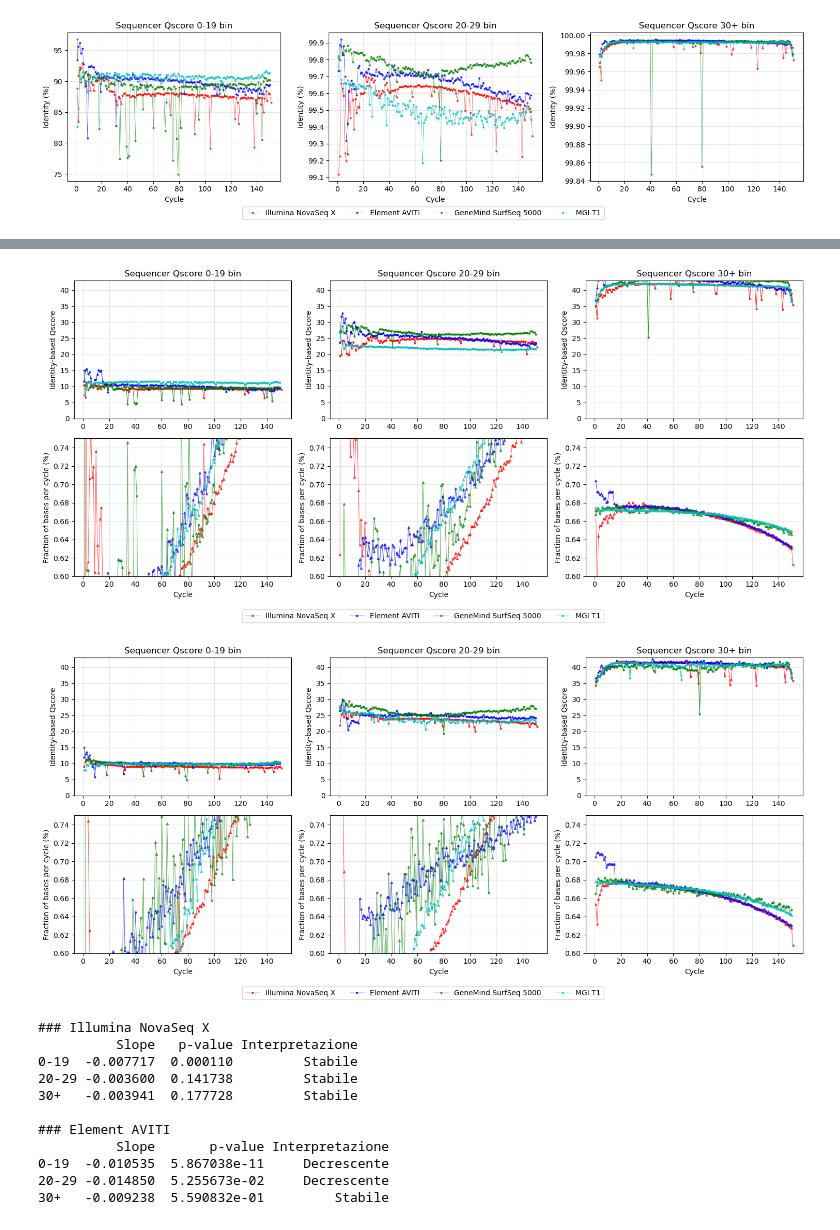
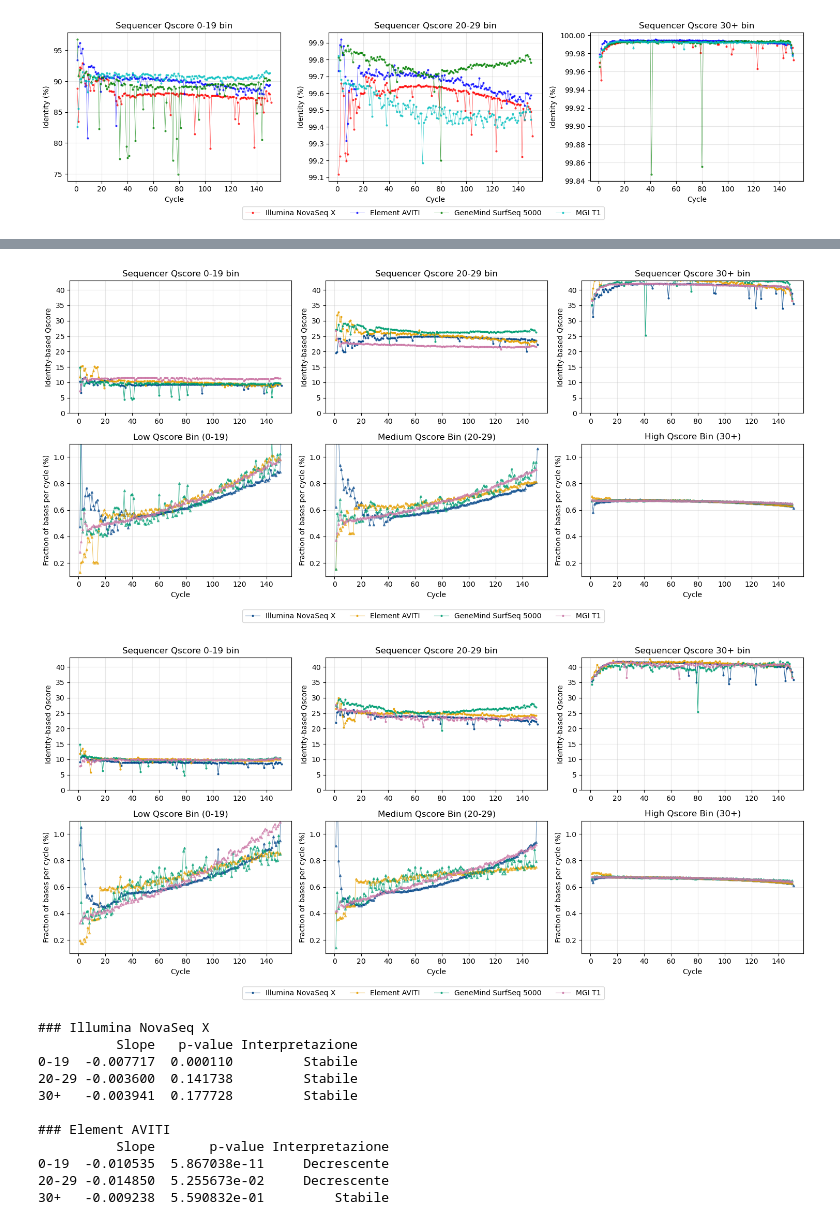
Before and after one commit to LucaBertoli/SnakeMake_Sequencing_Identity, a Jupyter notebook: scripts/plot_identity_BQ_stratifiction_per_cycle.ipynb, the cells around one changed output, grey strips where cells are left out. Saved outputs shown, nothing was run; the diff lists cells and outputs as text; code cells hidden in the pictures.

```diff
--- a/scripts/plot_identity_BQ_stratifiction_per_cycle.ipynb
+++ b/scripts/plot_identity_BQ_stratifiction_per_cycle.ipynb
@@ -128,14 +128,17 @@ df_tot_ns_R2 = pd.read_csv("/home/comparazione_kit/calcolo_identità_sequenze_Se
 df_tot_mgi_R2=pd.read_csv("/home/comparazione_kit/calcolo_identità_sequenze_Sequenziatori/MGI/T1/SnakeMake_Sequencing_Identity_HCR_common_GATK/NA12878_KAPA/IDENTITY_NA12878_KAPA_base_quality_stratification_by_quality_read2_bin_cycle.tsv", delimiter="\t")
 
 
+# colori_matplotlib = [
+#     "r", "b", "g", "c", "m", "y", "k",
+#     "royalblue", "limegreen", "tomato", "deepskyblue", "darkorchid", "goldenrod", "dimgray",
+#     "dodgerblue", "springgreen", "salmon", "skyblue", "mediumorchid", "khaki", "lightgray",
+#     "cornflowerblue", "palegreen", "lightcoral", "lightcyan", "lightpink", "lightyellow", "silver",
+#     "steelblue", "springgreen", "lightsalmon", "powderblue", "mediumvioletred", "gold", "gainsboro",
+#     "cornflowerblue", "chartreuse", "darkorange", "cadetblue", "mediumslateblue", "darkkhaki", "beige",
+#     "mediumblue", "mediumseagreen", "crimson", "darkturquoise", "darkslategray", "olive", "floralwhite",
+#     "mediumslateblue", "chartreuse", "darkorange", "cadetblue", "mediumslateblue", "darkkhaki", "beige",
+# ]
 colori_matplotlib = [
-    "r", "b", "g", "c", "m", "y", "k",
-    "royalblue", "limegreen", "tomato", "deepskyblue", "darkorchid", "goldenrod", "dimgray",
-    "dodgerblue", "springgreen", "salmon", "skyblue", "mediumorchid", "khaki", "lightgray",
-    "cornflowerblue", "palegreen", "lightcoral", "lightcyan", "lightpink", "lightyellow", "silver",
-    "steelblue", "springgreen", "lightsalmon", "powderblue", "mediumvioletred", "gold", "gainsboro",
-    "cornflowerblue", "chartreuse", "darkorange", "cadetblue", "mediumslateblue", "darkkhaki", "beige",
-    "mediumblue", "mediumseagreen", "crimson", "darkturquoise", "darkslategray", "olive", "floralwhite",
-    "mediumslateblue", "chartreuse", "darkorange", "cadetblue", "mediumslateblue", "darkkhaki", "beige",
+    "#004488", "#E69F00", "#009E73", "#CC79A7"
 ]
 # %%
@@ -472,7 +475,7 @@ for j, (tech_name, tech_dfs) in enumerate(tech_dict.items()):
 
     ax.plot(
         df_concat["Cycle"],
-        rolling_average,
+        error_rate,
         label=tech_name,
         color=colori_matplotlib[j % len(colori_matplotlib)],
         linewidth=0.8,
@@ -702,6 +705,12 @@ for i, quality in enumerate(all_bins[:3]):  # usa i primi 3 bin
     ax_q.set_title(bin_titles.get(quality, quality))
     ax_q.set_ylabel("Identity-based Qscore")
     ax_b.set_xlabel("Cycle")
+    if quality == "0-19":
+        ax_b.set_title(f"Low Qscore Bin ({quality})")
+    elif quality == "20-29":
+        ax_b.set_title(f"Medium Qscore Bin ({quality})")
+    else:
+        ax_b.set_title(f"High Qscore Bin ({quality})")
     ax_b.set_ylabel("Fraction of bases per cycle (%)")
     ax_q.grid(True, alpha=0.3)
     ax_b.grid(True, alpha=0.3)
@@ -978,47 +987,54 @@ for dfs in [R1, R2]:
         ax_q.set_title(f"Sequencer Qscore {quality} bin")
         ax_q.set_ylabel("Identity-based Qscore")
         ax_b.set_xlabel("Cycle")
-        ax_b.set_ylabel("Fraction of bases per cycle (%)")
         ax_q.grid(True, alpha=0.3)
         ax_b.grid(True, alpha=0.3)
         ax_q.tick_params(axis='x', labelbottom=True)
         ax_b.tick_params(axis='x', labelbottom=True)
-        ax_b.set_ylim(0.6, 0.75)  # la somma totale del bin = 1
+        ax_b.set_ylim(0.1, 1.1)  # la somma totale del bin = 1
+
+        if quality == "0-19":
+            ax_b.set_title(f"Low Qscore Bin ({quality})")
+        elif quality == "20-29":
+            ax_b.set_title(f"Medium Qscore Bin ({quality})")
+        else:
+            ax_b.set_title(f"High Qscore Bin ({quality})")
+        ax_b.set_ylabel("Fraction of bases per cycle (%)")
 
         # # Range personalizzato per Qscore
         # if quality == "0-19":
         #     ax_q.set_ylim(0, 19)
         # elif quality == "20-29":
         #     ax_q.set_ylim(20, 32)
         # elif quality == "30+":
         #     ax_q.set_ylim(30, 43)
         # else:
         #     ax_q.set_ylim(0, 43)
 
         ax_q.set_ylim(0, 43)
         # ax_b.set_ylim(0, 100)  # 0–100% per chiarezza
 
     # --- Legenda globale (una sola per tutti i subplot) ---
     lines, labels = [], []
     for ax_i in axes_qscore:
         line, label = ax_i.get_legend_handles_labels()
         lines.extend(line)
         labels.extend(label)
 
     fig.legend(
         lines[:len(dfs)],
         labels[:len(dfs)],
         loc="lower center",
         ncol=len(dfs),
         fontsize=10,
         frameon=True
     )
 
     plt.tight_layout(rect=[0, 0.05, 1, 1])
     plt.show()
 # %% [output]
-[figure, old version]
+[figure, new version]
-[figure, old version]
+[figure, new version]
 # %%
 import statsmodels.formula.api as smf
 import pandas as pd
```
Also changed, not shown: parts of 8 cells of this notebook, 14 other files.
